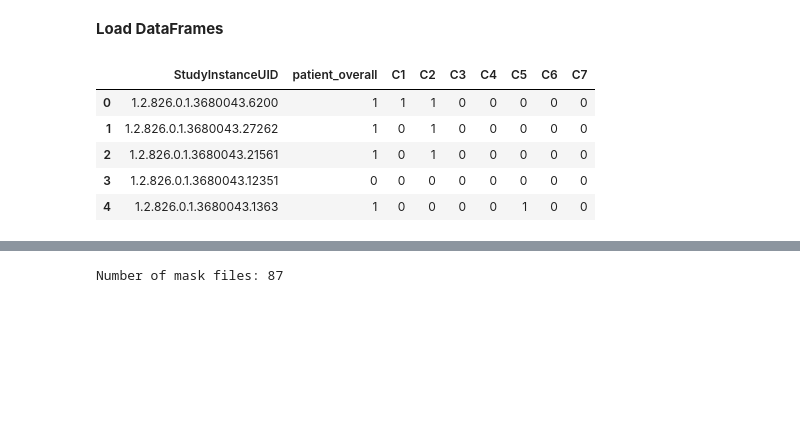
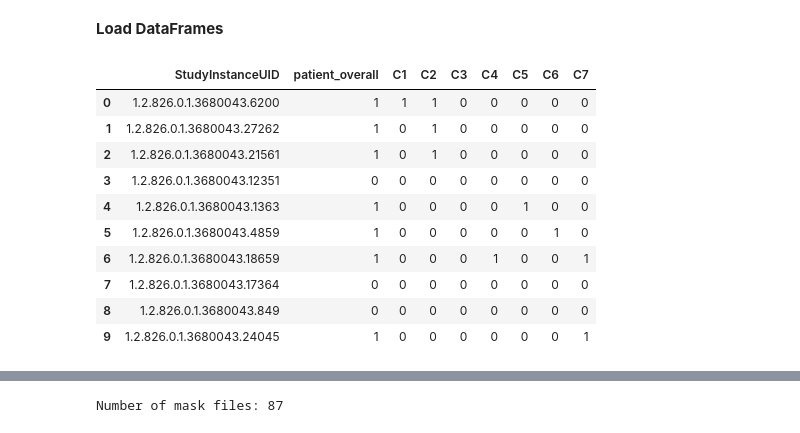
Before and after one commit to faranak5171/Cervical-Spine-Fractures, a Jupyter notebook: Vertebrae-Detect.ipynb, the cells around one changed output, grey strips where cells are left out. Drawn from its saved outputs; the diff is of its cells as text; code cells hidden in the pictures; blank space fills up the shorter version.

```diff
--- a/Vertebrae-Detect.ipynb
+++ b/Vertebrae-Detect.ipynb
@@ -76,11 +79,17 @@ cpu
 **Load DataFrames**
 # %%
 df_train = pd.read_csv(os.path.join(data_dir,'train.csv'))
-df_train.head()
+num_patients = df_train["StudyInstanceUID"].unique().size
+df_train.head(10)
 # %% [output]
 |  | StudyInstanceUID | patient_overall | C1 | C2 | C3 | C4 | C5 | C6 | C7 |
 | 0 | 1.2.826.0.1.3680043.6200 | 1 | 1 | 1 | 0 | 0 | 0 | 0 | 0 |
 | 1 | 1.2.826.0.1.3680043.27262 | 1 | 0 | 1 | 0 | 0 | 0 | 0 | 0 |
 | 2 | 1.2.826.0.1.3680043.21561 | 1 | 0 | 1 | 0 | 0 | 0 | 0 | 0 |
 | 3 | 1.2.826.0.1.3680043.12351 | 0 | 0 | 0 | 0 | 0 | 0 | 0 | 0 |
 | 4 | 1.2.826.0.1.3680043.1363 | 1 | 0 | 0 | 0 | 0 | 1 | 0 | 0 |
+| 5 | 1.2.826.0.1.3680043.4859 | 1 | 0 | 0 | 0 | 0 | 0 | 1 | 0 |
+| 6 | 1.2.826.0.1.3680043.18659 | 1 | 0 | 0 | 0 | 1 | 0 | 0 | 1 |
+| 7 | 1.2.826.0.1.3680043.17364 | 0 | 0 | 0 | 0 | 0 | 0 | 0 | 0 |
+| 8 | 1.2.826.0.1.3680043.849 | 0 | 0 | 0 | 0 | 0 | 0 | 0 | 0 |
+| 9 | 1.2.826.0.1.3680043.24045 | 1 | 0 | 0 | 0 | 0 | 0 | 0 | 1 |
```
Also changed, not shown: parts of 3 cells of this notebook.
